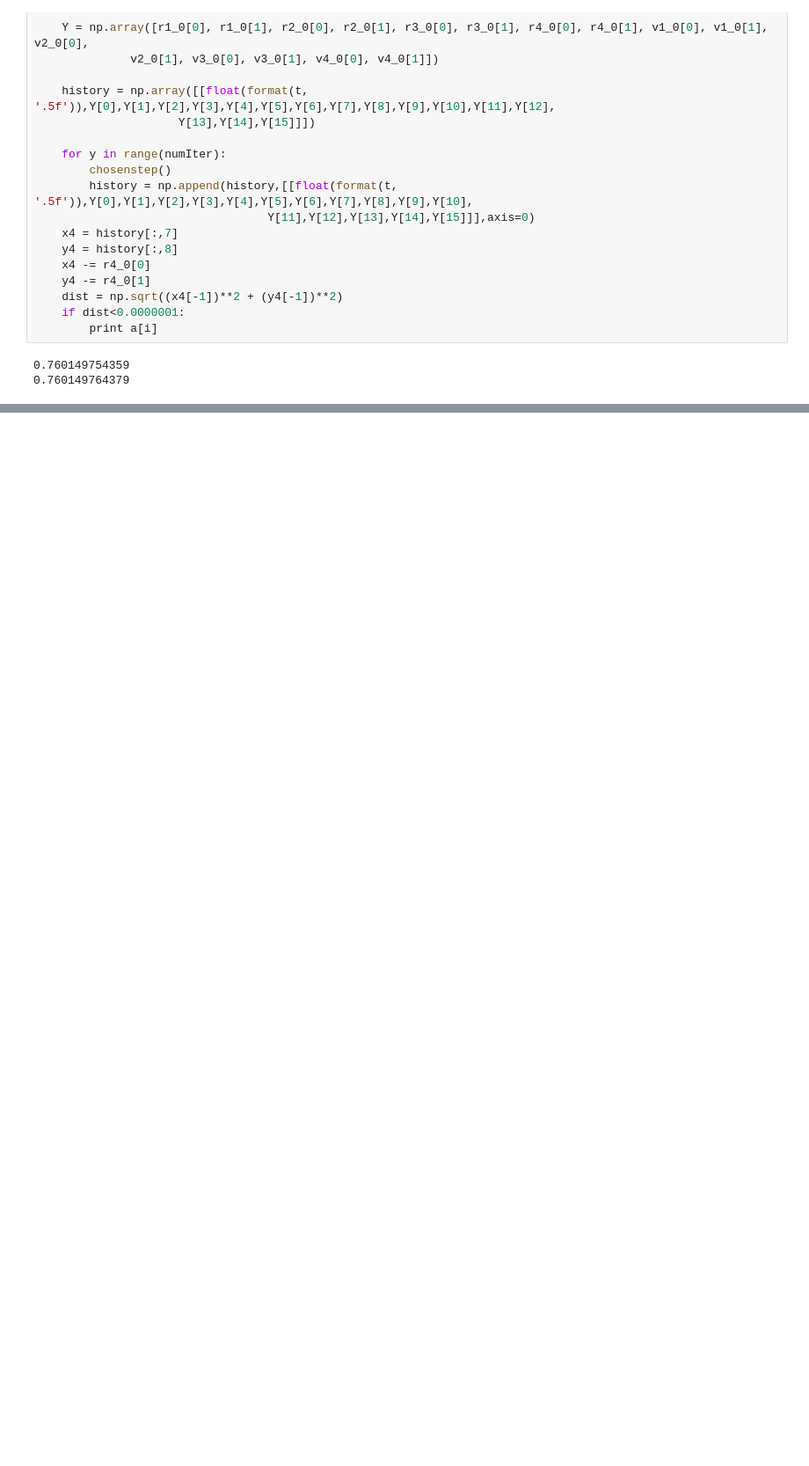
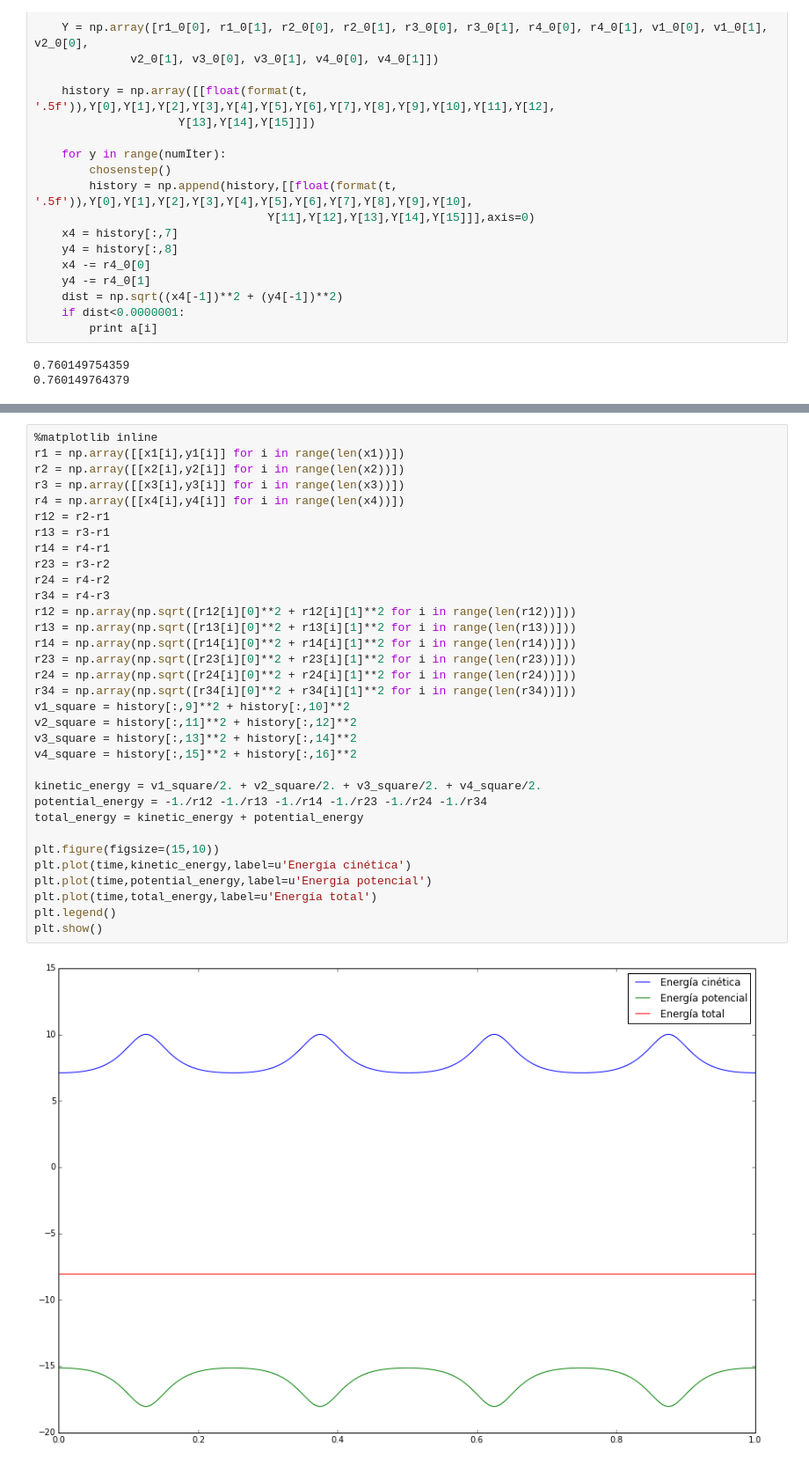
Before and after one commit to AHA-EL-CAPI/MC, a Jupyter notebook: Tareas/HW5/HW5.ipynb, the cells around one changed output, grey strips where cells are left out. Shown: that part at 88% size. Saved outputs shown, nothing was run; the diff lists cells and outputs as text; blank space fills up the shorter version.

```diff
--- a/Tareas/HW5/HW5.ipynb
+++ b/Tareas/HW5/HW5.ipynb
@@ -379,3 +379,38 @@ ani = animation.FuncAnimation(fig, animate, np.arange(0,1000,10) ,
 plt.show()
 # %% [output]
 Using matplotlib backend: Qt4Agg
+# %%
+%matplotlib inline
+r1 = np.array([[x1[i],y1[i]] for i in range(len(x1))])
+r2 = np.array([[x2[i],y2[i]] for i in range(len(x2))])
+r3 = np.array([[x3[i],y3[i]] for i in range(len(x3))])
+r4 = np.array([[x4[i],y4[i]] for i in range(len(x4))])
+r12 = r2-r1
+r13 = r3-r1
+r14 = r4-r1
+r23 = r3-r2
+r24 = r4-r2
+r34 = r4-r3
+r12 = np.array(np.sqrt([r12[i][0]**2 + r12[i][1]**2 for i in range(len(r12))]))
+r13 = np.array(np.sqrt([r13[i][0]**2 + r13[i][1]**2 for i in range(len(r13))]))
+r14 = np.array(np.sqrt([r14[i][0]**2 + r14[i][1]**2 for i in range(len(r14))]))
+r23 = np.array(np.sqrt([r23[i][0]**2 + r23[i][1]**2 for i in range(len(r23))]))
+r24 = np.array(np.sqrt([r24[i][0]**2 + r24[i][1]**2 for i in range(len(r24))]))
+r34 = np.array(np.sqrt([r34[i][0]**2 + r34[i][1]**2 for i in range(len(r34))]))
+v1_square = history[:,9]**2 + history[:,10]**2
+v2_square = history[:,11]**2 + history[:,12]**2
+v3_square = history[:,13]**2 + history[:,14]**2
+v4_square = history[:,15]**2 + history[:,16]**2
+
+kinetic_energy = v1_square/2. + v2_square/2. + v3_square/2. + v4_square/2.
+potential_energy = -1./r12 -1./r13 -1./r14 -1./r23 -1./r24 -1./r34
+total_energy = kinetic_energy + potential_energy
+
+plt.figure(figsize=(15,10))
+plt.plot(time,kinetic_energy,label=u'Energía cinética')
+plt.plot(time,potential_energy,label=u'Energía potencial')
+plt.plot(time,total_energy,label=u'Energía total')
+plt.legend()
+plt.show()
+# %% [output]
+[figure, added]
```
Also changed, not shown: parts of 4 cells of this notebook.
